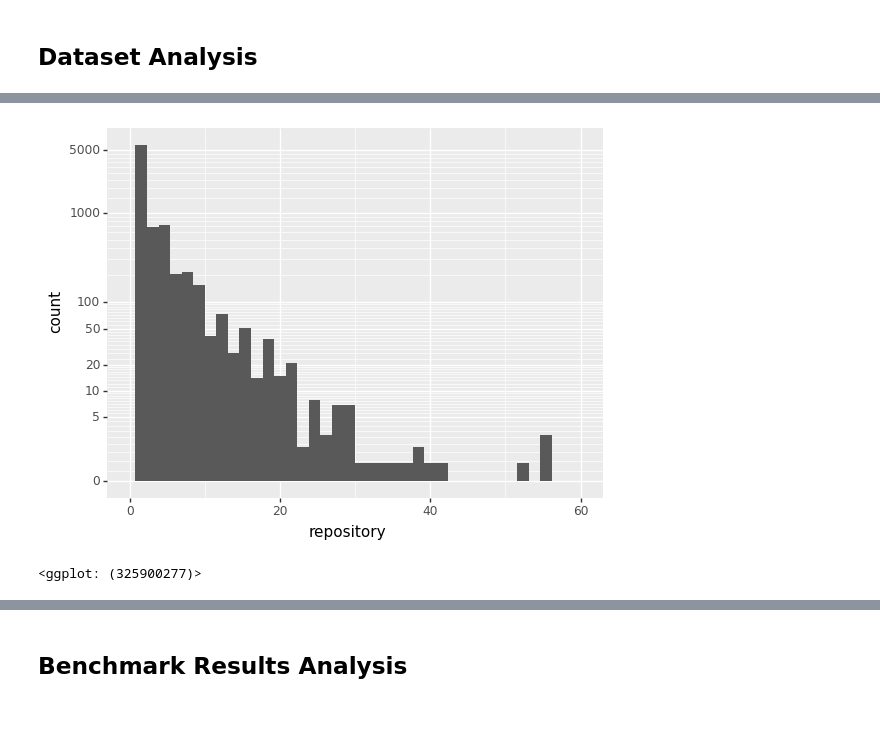
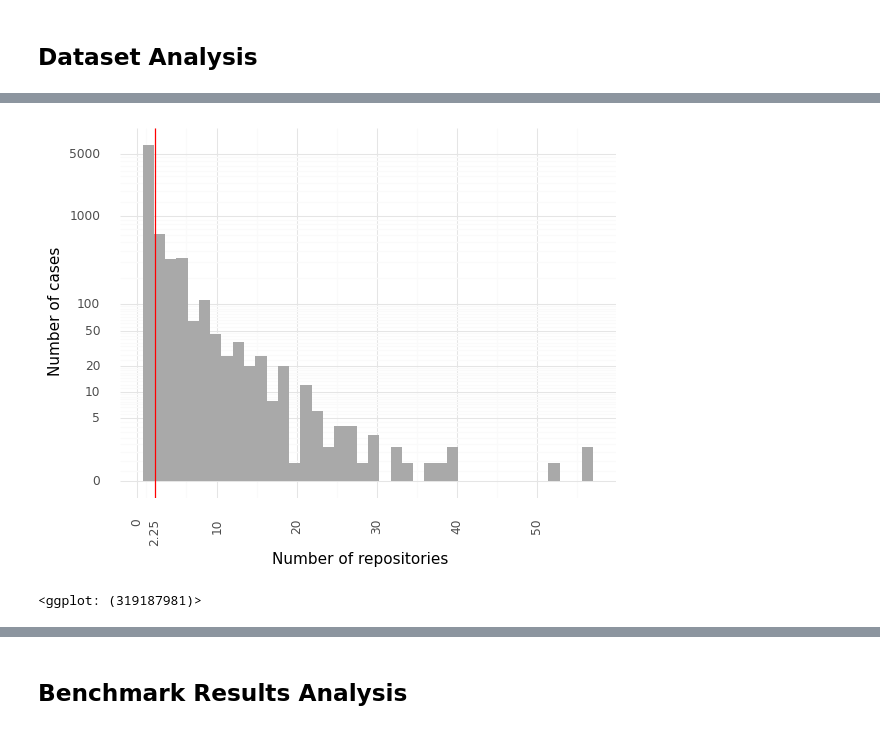
Before and after one commit to labri-progress/cidiff, a Jupyter notebook: python/analysis.ipynb, the cells around one changed output, grey strips where cells are left out. Saved outputs shown, nothing was run; the diff lists cells and outputs as text; code cells hidden in the pictures.

```diff
--- a/python/analysis.ipynb
+++ b/python/analysis.ipynb
@@ -7,7 +7,9 @@ import numpy as np
 import pandas as pd
 import plotnine as pn
 import mizani.transforms as tr
+import statsmodels
 
-pd.set_option('display.max_columns', None)  # or 1000
-pd.set_option('display.max_rows', None)  # or 1000
-pd.set_option('display.max_colwidth', None)  # or 199
+pd.set_option('display.max_columns', None)
+pd.set_option('display.max_rows', None)
+pd.set_option('display.max_colwidth', None)
+pn.theme_set(pn.theme_minimal())
@@ -63,5 +74,8 @@ len(set(dataset["repository"].to_list()))
 # %%
-pn.ggplot(dataset["repository"].value_counts().to_frame(), pn.aes(x="repository")) + pn.geom_histogram(bins=40) + pn.scale_y_continuous(trans=tr.pseudo_log_trans(base=10), breaks=[0, 5, 10, 20,50, 100, 1000, 5000]) + pn.xlim(0,60)
+projects = dataset["repository"].value_counts().to_frame()
+plot = pn.ggplot(projects, pn.aes(x="repository")) + pn.geom_histogram(bins=40, fill="darkgrey") + pn.geom_vline(xintercept=projects["repository"].mean(), color="red") + pn.scale_y_continuous(trans=tr.pseudo_log_trans(base=10), breaks=[0, 5, 10, 20,50, 100, 1000, 5000]) + pn.ylab("Number of cases") + pn.scale_x_continuous(breaks=[0, projects["repository"].mean(), 10, 20, 30, 40, 50, 60]) +  pn.xlab("Number of repositories") + pn.theme(axis_text_x = pn.element_text(angle = 90))
+plot.save("cases_per_project.pdf", verbose=False)
+plot
 # %% [output]
-[figure, old version]
+[figure, new version]
-<ggplot: (325900277)>
+<ggplot: (319187981)>
```
Also changed, not shown: parts of 37 cells of this notebook.
